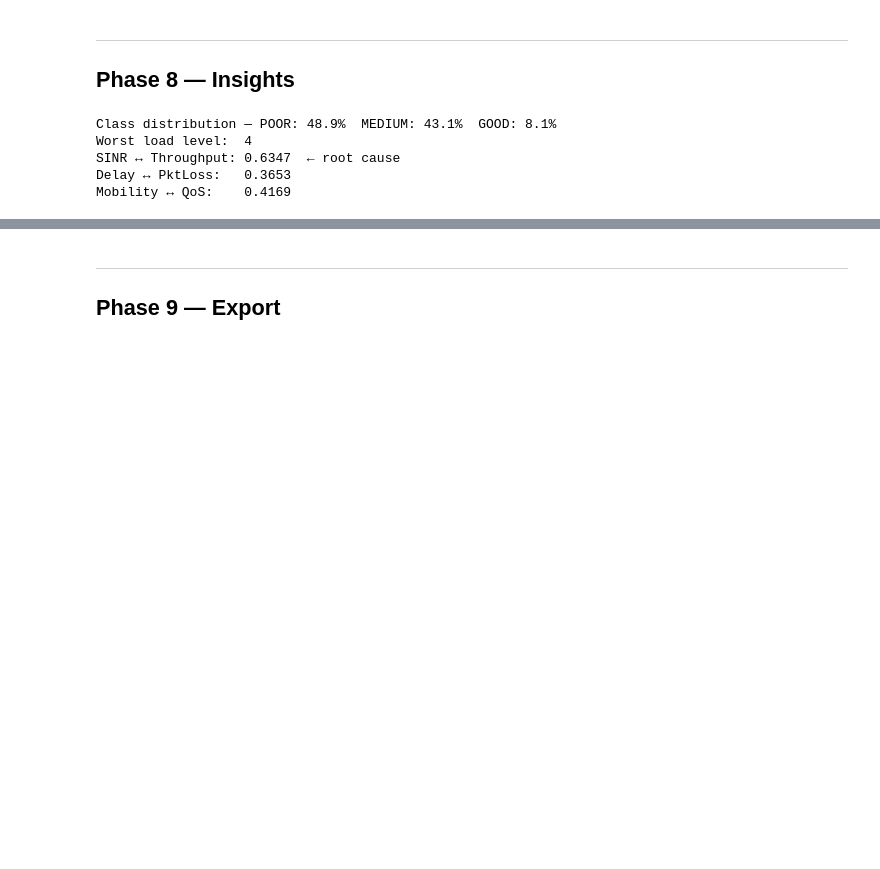
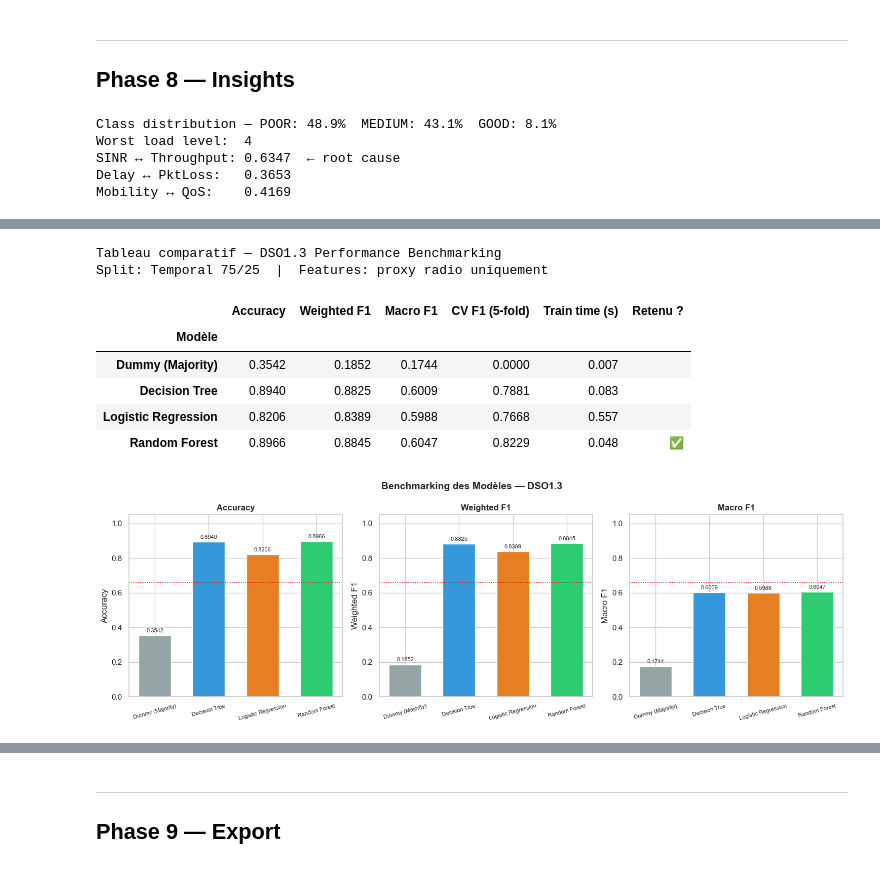
Before and after one commit to khairovic/QosBuddy-, a Jupyter notebook: QoSBuddy_DSO1.3_Benchmarking.ipynb, the cells around one changed output, grey strips where cells are left out. Drawn from its saved outputs; the diff is of its cells as text; code cells hidden in the pictures; blank space fills up the shorter version.

```diff
--- a/QoSBuddy_DSO1.3_Benchmarking.ipynb
+++ b/QoSBuddy_DSO1.3_Benchmarking.ipynb
@@ -380,0 +503,50 @@ Mobility ↔ QoS:    0.4169
+# %%
+# ═══ SECTION 6 — Benchmark comparative table ════════════════════════════════
+bench_rows = []
+for name, res in results_13.items():
+    bench_rows.append({
+        "Modèle":          name,
+        "Accuracy":        f"{res['Accuracy']:.4f}",
+        "Weighted F1":     f"{res['Weighted F1']:.4f}",
+        "Macro F1":        f"{res['Macro F1']:.4f}",
+        "CV F1 (5-fold)":  f"{res['CV F1 (5-fold)']:.4f}",
+        "Train time (s)":  f"{res['Train time (s)']:.3f}",
+        "Retenu ?":        "✅" if name == "Random Forest" else ""
+    })
+
+bench_df_13 = pd.DataFrame(bench_rows)
+print("Tableau comparatif — DSO1.3 Performance Benchmarking")
+print("Split: Temporal 75/25  |  Features: proxy radio uniquement")
+display(bench_df_13.set_index("Modèle"))
+
+# Bar chart comparison
+metrics = ["Accuracy","Weighted F1","Macro F1"]
+fig, axes = plt.subplots(1, 3, figsize=(15, 5))
+model_names = list(results_13.keys())
+colors_bar  = ["#95a5a6","#3498db","#e67e22","#2ecc71"]
+
+for ax, metric in zip(axes, metrics):
+    vals = [float(results_13[m][metric]) for m in model_names]
+    bars = ax.bar(range(len(model_names)), vals,
+                  color=colors_bar, edgecolor="white", width=0.6)
+    ax.bar_label(bars, fmt="%.4f", fontsize=8, padding=3)
+    ax.set_xticks(range(len(model_names)))
+    ax.set_xticklabels([m.replace(" "," ") for m in model_names], fontsize=8, rotation=15)
+    ax.set_title(metric, fontweight="bold")
+    ax.set_ylabel(metric); ax.set_ylim(0, 1.05)
+    ax.axhline(0.66, color="red", linestyle=":", lw=1.2, label="Baseline Acc")
+
+plt.suptitle("Benchmarking des Modèles — DSO1.3", fontsize=14, fontweight="bold")
+plt.tight_layout()
+plt.savefig(f"{OUTPUT_DIR}/dso13_benchmark_comparison.png", dpi=130, bbox_inches="tight")
+plt.show()
+# %% [output]
+Tableau comparatif — DSO1.3 Performance Benchmarking
+Split: Temporal 75/25  |  Features: proxy radio uniquement
+|  | Accuracy | Weighted F1 | Macro F1 | CV F1 (5-fold) | Train time (s) | Retenu ? |
+| Modèle |  |  |  |  |  |  |
+| Dummy (Majority) | 0.3542 | 0.1852 | 0.1744 | 0.0000 | 0.007 |  |
+| Decision Tree | 0.8940 | 0.8825 | 0.6009 | 0.7881 | 0.083 |  |
+| Logistic Regression | 0.8206 | 0.8389 | 0.5988 | 0.7668 | 0.557 |  |
+| Random Forest | 0.8966 | 0.8845 | 0.6047 | 0.8229 | 0.048 | ✅ |
+[figure, added]
```
Also changed, not shown: parts of 6 cells of this notebook, 1 other file.
